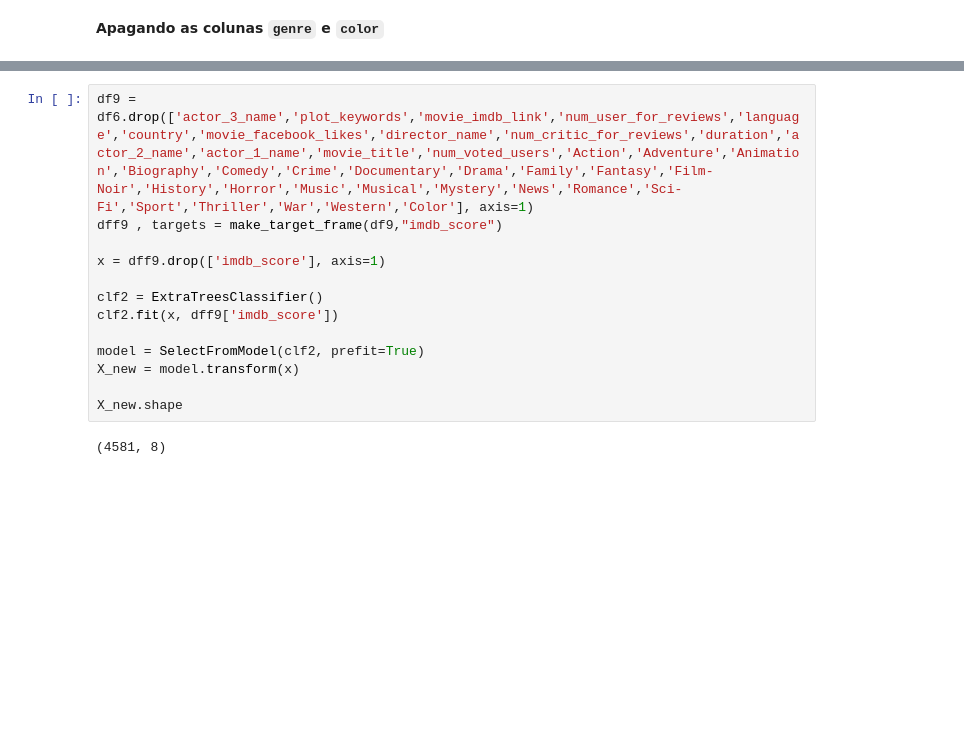
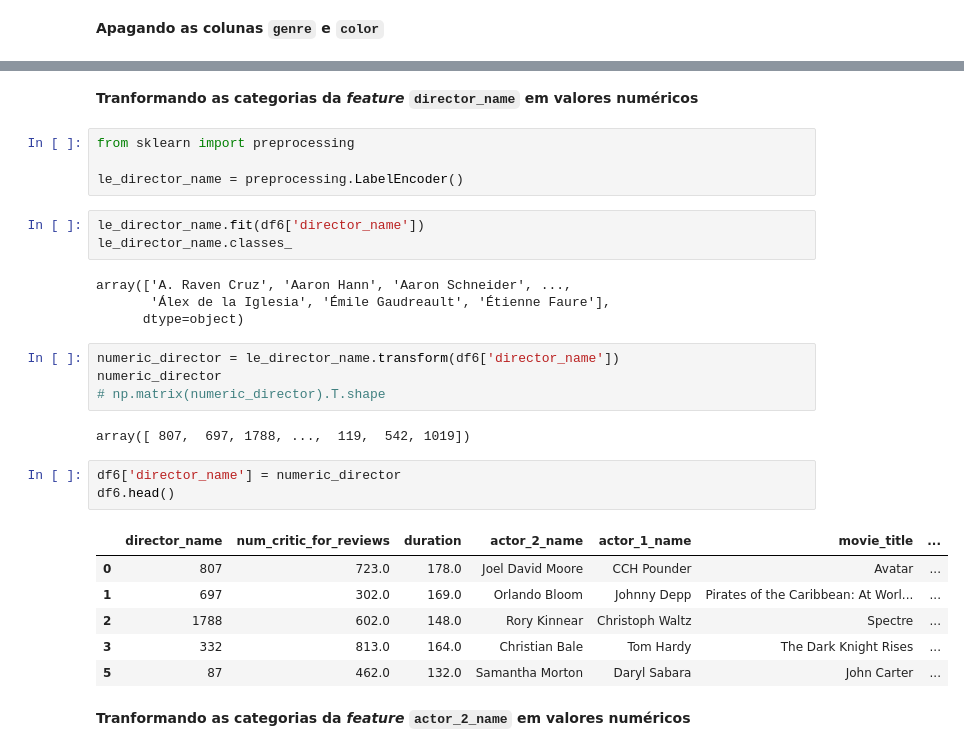
Before and after one commit to Machine-Learning-FGA/imdb_movie_dataset, a Jupyter notebook: pre_processing.ipynb, the cells around one changed output, grey strips where cells are left out. Cells and saved outputs as stored; diff of their text form; blank space fills up the shorter version.

```diff
--- a/pre_processing.ipynb
+++ b/pre_processing.ipynb
@@ -326,15 +274,31 @@ X_new.shape
-# %%
-df9 = df6.drop(['actor_3_name','plot_keywords','movie_imdb_link','num_user_for_reviews','language','country','movie_facebook_likes','director_name','num_critic_for_reviews','duration','actor_2_name','actor_1_name','movie_title','num_voted_users','Action','Adventure','Animation','Biography','Comedy','Crime','Documentary','Drama','Family','Fantasy','Film-Noir','History','Horror','Music','Musical','Mystery','News','Romance','Sci-Fi','Sport','Thriller','War','Western','Color'], axis=1)
-dff9 , targets = make_target_frame(df9,"imdb_score")
-
-x = dff9.drop(['imdb_score'], axis=1)
-
-clf2 = ExtraTreesClassifier()
-clf2.fit(x, dff9['imdb_score'])
-
-model = SelectFromModel(clf2, prefit=True)
-X_new = model.transform(x)
-
-X_new.shape
-# %% [output]
-(4581, 8)
+# %% [markdown]
+**Tranformando as categorias da _feature_ `director_name` em valores numéricos**
+# %%
+from sklearn import preprocessing
+
+le_director_name = preprocessing.LabelEncoder()
+# %%
+le_director_name.fit(df6['director_name'])
+le_director_name.classes_
+# %% [output]
+array(['A. Raven Cruz', 'Aaron Hann', 'Aaron Schneider', ...,
+       'Álex de la Iglesia', 'Émile Gaudreault', 'Étienne Faure'],
+      dtype=object)
+# %%
+numeric_director = le_director_name.transform(df6['director_name'])
+numeric_director
+# np.matrix(numeric_director).T.shape
+# %% [output]
+array([ 807,  697, 1788, ...,  119,  542, 1019])
+# %%
+df6['director_name'] = numeric_director
+df6.head()
+# %% [output]
+|  | director_name | num_critic_for_reviews | duration | actor_2_name | actor_1_name | movie_title | ... |
+| 0 | 807 | 723.0 | 178.0 | Joel David Moore | CCH Pounder | Avatar | ... |
+| 1 | 697 | 302.0 | 169.0 | Orlando Bloom | Johnny Depp | Pirates of the Caribbean: At Worl... | ... |
+| 2 | 1788 | 602.0 | 148.0 | Rory Kinnear | Christoph Waltz | Spectre | ... |
+| 3 | 332 | 813.0 | 164.0 | Christian Bale | Tom Hardy | The Dark Knight Rises | ... |
+| 5 | 87 | 462.0 | 132.0 | Samantha Morton | Daryl Sabara | John Carter | ... |
+# %% [markdown]
+**Tranformando as categorias da _feature_ `actor_2_name` em valores numéricos**
```
Also changed, not shown: parts of 32 cells of this notebook.
